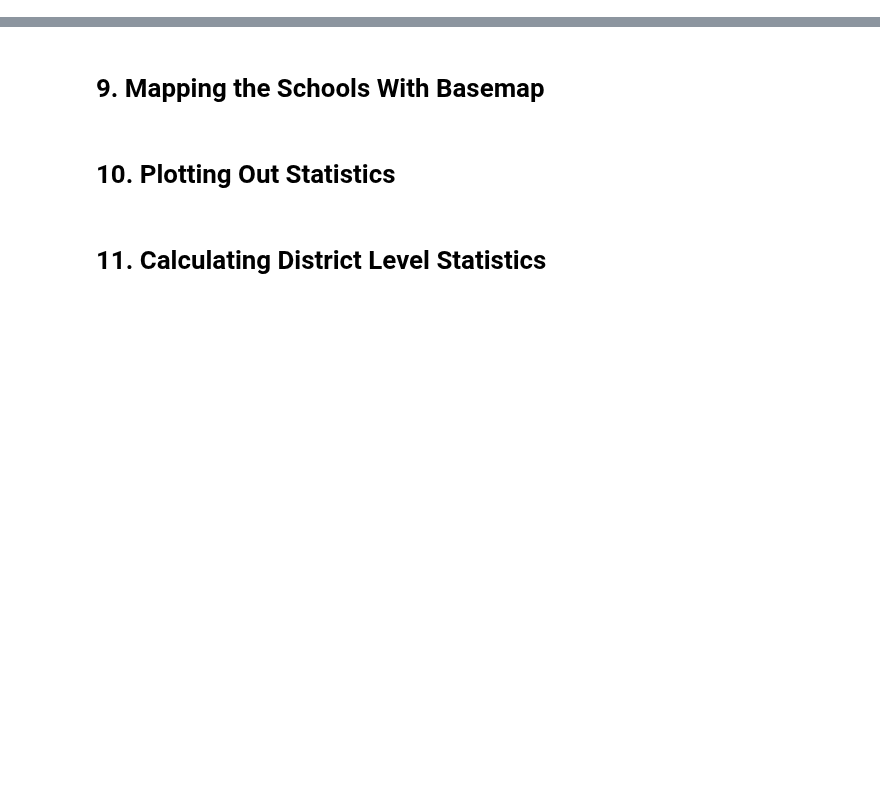
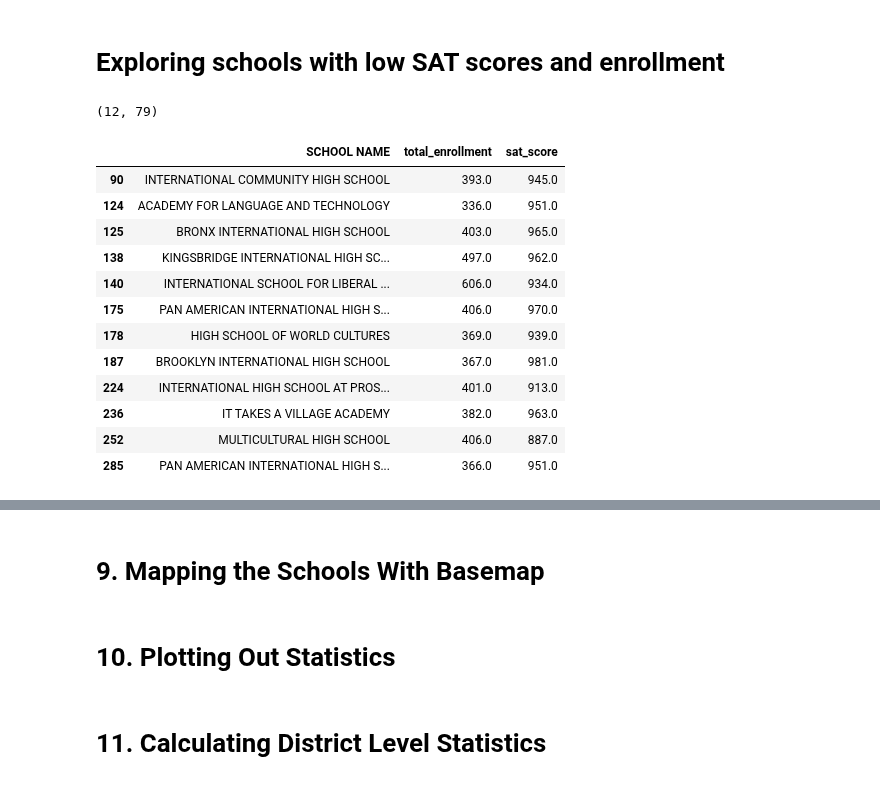
Before and after one commit to JustinToribio/analyzing-the-sat, a Jupyter notebook: notebooks/1.0-jt-analyze-the-sat.ipynb, the cells around one changed output, grey strips where cells are left out. Drawn from its saved outputs; the diff is of its cells as text; code cells hidden in the pictures; blank space fills up the shorter version.

```diff
--- a/notebooks/1.0-jt-analyze-the-sat.ipynb
+++ b/notebooks/1.0-jt-analyze-the-sat.ipynb
@@ -35,0 +68,22 @@ import matplotlib.pyplot as plt
+# %% [markdown]
+# Exploring schools with low SAT scores and enrollment
+# %%
+low_enrollment = data[data["total_enrollment"] < 1000]
+low_enrollment = data[data["sat_score"] < 1000]
+print(low_enrollment.shape)
+low_enrollment[["SCHOOL NAME", "total_enrollment", "sat_score"]]
+# %% [output]
+(12, 79)
+|  | SCHOOL NAME | total_enrollment | sat_score |
+| 90 | INTERNATIONAL COMMUNITY HIGH SCHOOL | 393.0 | 945.0 |
+| 124 | ACADEMY FOR LANGUAGE AND TECHNOLOGY | 336.0 | 951.0 |
+| 125 | BRONX INTERNATIONAL HIGH SCHOOL | 403.0 | 965.0 |
+| 138 | KINGSBRIDGE INTERNATIONAL HIGH SC... | 497.0 | 962.0 |
+| 140 | INTERNATIONAL SCHOOL FOR LIBERAL ... | 606.0 | 934.0 |
+| 175 | PAN AMERICAN INTERNATIONAL HIGH S... | 406.0 | 970.0 |
+| 178 | HIGH SCHOOL OF WORLD CULTURES | 369.0 | 939.0 |
+| 187 | BROOKLYN INTERNATIONAL HIGH SCHOOL | 367.0 | 981.0 |
+| 224 | INTERNATIONAL HIGH SCHOOL AT PROS... | 401.0 | 913.0 |
+| 236 | IT TAKES A VILLAGE ACADEMY | 382.0 | 963.0 |
+| 252 | MULTICULTURAL HIGH SCHOOL | 406.0 | 887.0 |
+| 285 | PAN AMERICAN INTERNATIONAL HIGH S... | 366.0 | 951.0 |
```
Also changed, not shown: parts of 19 cells of this notebook, 1 other file.
